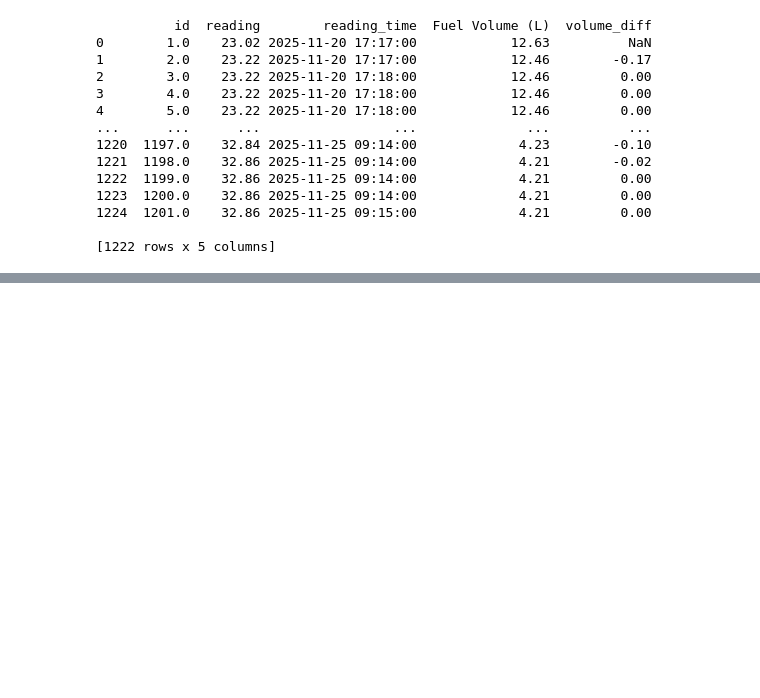
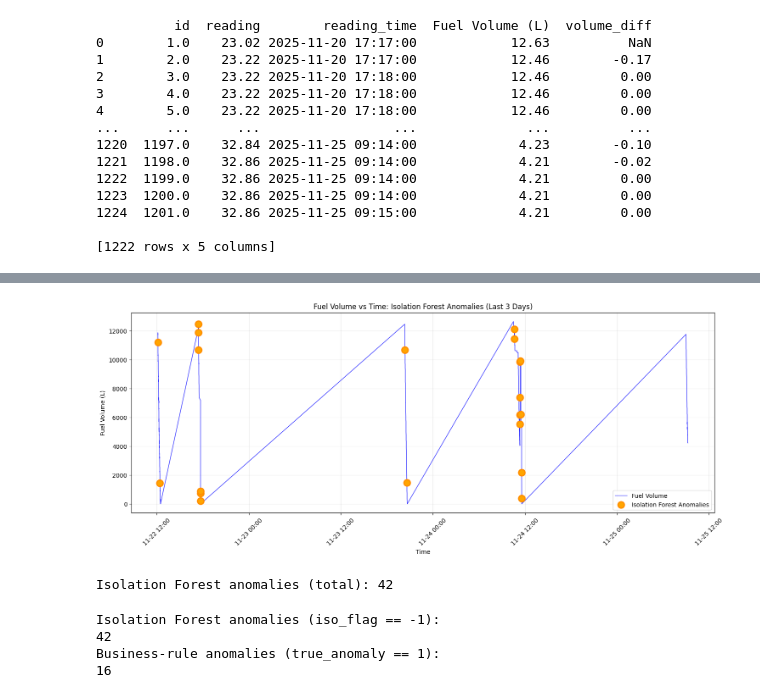
Before and after one commit to SenuraUpesh2002/Research-Project-SLIIT, a Jupyter notebook: model_training/Anomaly_Detection.ipynb, the cells around one changed output, grey strips where cells are left out. Drawn from its saved outputs; the diff is of its cells as text; code cells hidden in the pictures; blank space fills up the shorter version.

```diff
--- a/model_training/Anomaly_Detection.ipynb
+++ b/model_training/Anomaly_Detection.ipynb
@@ -475,0 +479,53 @@ weighted avg       0.99      0.97      0.98      1219
+# %%
+import matplotlib.pyplot as plt
+from matplotlib.dates import DateFormatter
+
+# Filter to last 3 days only
+three_days = df["reading_time"].max() - pd.Timedelta(days=3)
+df_3days = df[df["reading_time"] >= three_days]
+
+plt.figure(figsize=(15, 6))
+
+# Full fuel volume curve
+plt.plot(df_3days["reading_time"], df_3days["Fuel Volume (L)"],
+         label="Fuel Volume", color="blue", linewidth=1, alpha=0.8)
+
+# ONLY Isolation Forest anomalies
+iso_anoms = df[df["iso_flag"] == -1]
+iso_anoms_3days = iso_anoms[iso_anoms["reading_time"] >= three_days]
+
+plt.scatter(iso_anoms_3days["reading_time"], iso_anoms_3days["Fuel Volume (L)"],
+            color="orange", s=120, label="Isolation Forest Anomalies",
+            edgecolors="darkorange", linewidth=2, zorder=5)
+
+plt.xlabel("Time")
+plt.ylabel("Fuel Volume (L)")
+plt.title("Fuel Volume vs Time: Isolation Forest Anomalies (Last 3 Days)")
+plt.legend()
+plt.grid(alpha=0.3)
+
+# Clean X-axis
+plt.xticks(rotation=45)
+plt.gca().xaxis.set_major_formatter(DateFormatter('%m-%d %H:%M'))
+
+plt.tight_layout()
+plt.subplots_adjust(bottom=0.15)
+plt.show()
+
+print("Isolation Forest anomalies (total):", len(iso_anoms))
+# %% [output]
+[figure, added]
+Isolation Forest anomalies (total): 42
+# %%
+# Isolation Forest predictions
+print("Isolation Forest anomalies (iso_flag == -1):")
+print((df["iso_flag"] == -1).sum())
+
+# Business-rule labels (for comparison)
+print("Business-rule anomalies (true_anomaly == 1):")
+print((df["true_anomaly"] == 1).sum())
+# %% [output]
+Isolation Forest anomalies (iso_flag == -1):
+42
+Business-rule anomalies (true_anomaly == 1):
+16
```
Also changed, not shown: parts of 18 cells of this notebook, 5 other files.
